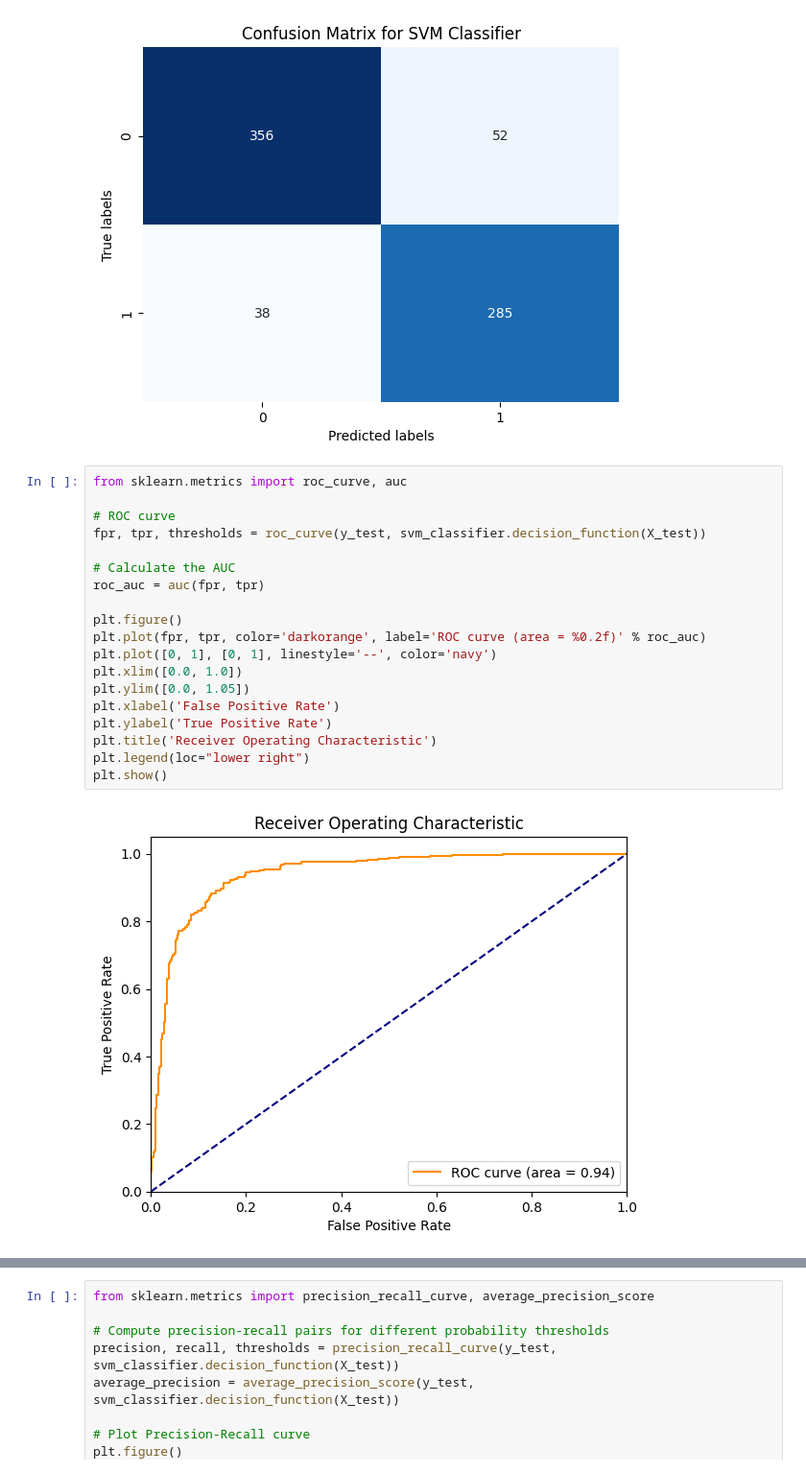
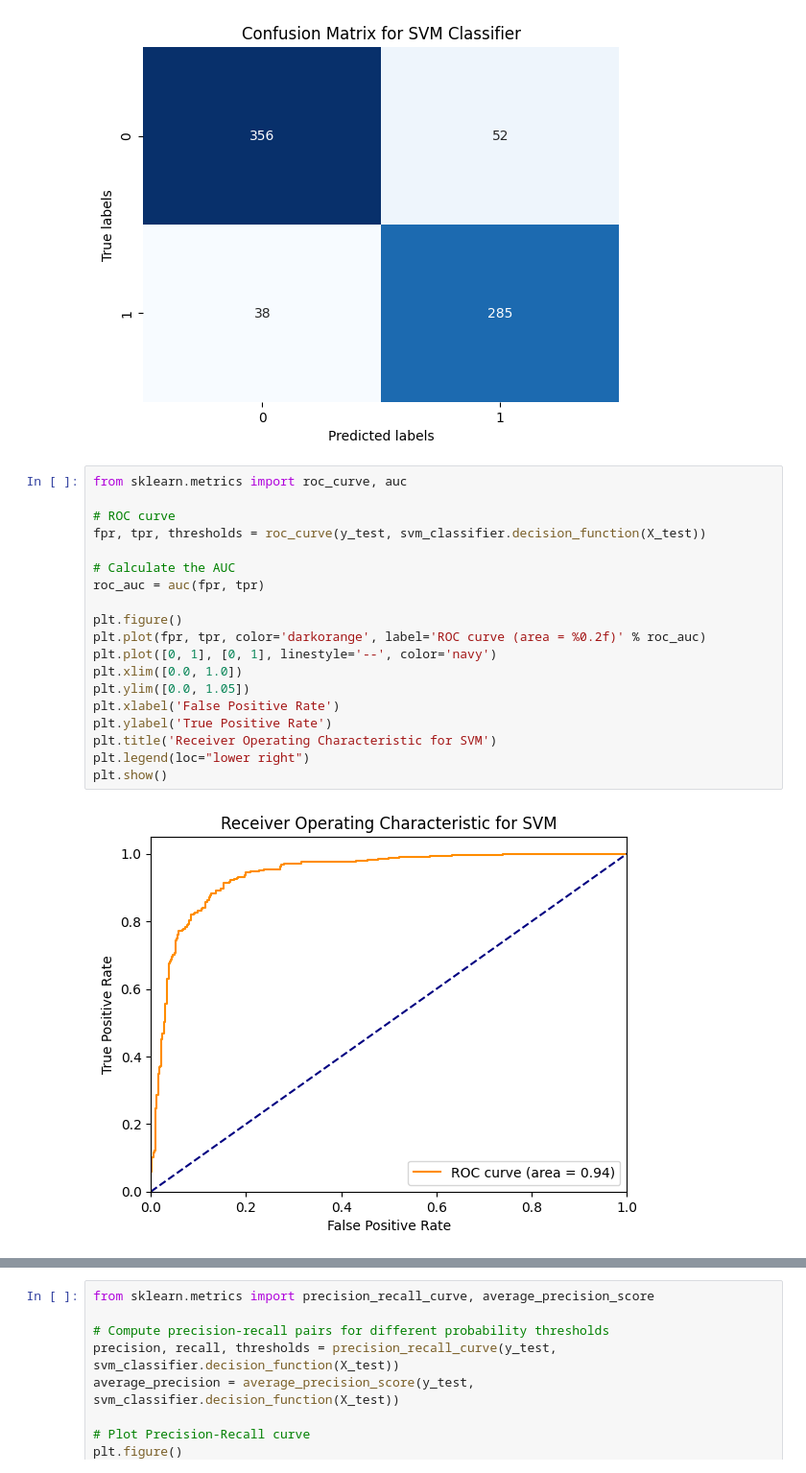
Before and after one commit to zihanx/18752project, a Jupyter notebook: main.ipynb, the cells around one changed output, grey strips where cells are left out. Shown: that part at 96% size. Cells and saved outputs as stored; diff of their text form.

```diff
--- a/main.ipynb
+++ b/main.ipynb
@@ -63,21 +63,21 @@ plt.show()
 # %%
 from sklearn.metrics import roc_curve, auc
 
 # ROC curve
 fpr, tpr, thresholds = roc_curve(y_test, svm_classifier.decision_function(X_test))
 
 # Calculate the AUC
 roc_auc = auc(fpr, tpr)
 
 plt.figure()
 plt.plot(fpr, tpr, color='darkorange', label='ROC curve (area = %0.2f)' % roc_auc)
 plt.plot([0, 1], [0, 1], linestyle='--', color='navy')
 plt.xlim([0.0, 1.0])
 plt.ylim([0.0, 1.05])
 plt.xlabel('False Positive Rate')
 plt.ylabel('True Positive Rate')
-plt.title('Receiver Operating Characteristic')
+plt.title('Receiver Operating Characteristic for SVM')
 plt.legend(loc="lower right")
 plt.show()
 # %% [output]
-[figure, old version]
+[figure, new version]
```
Also changed, not shown: parts of 4 cells of this notebook.
